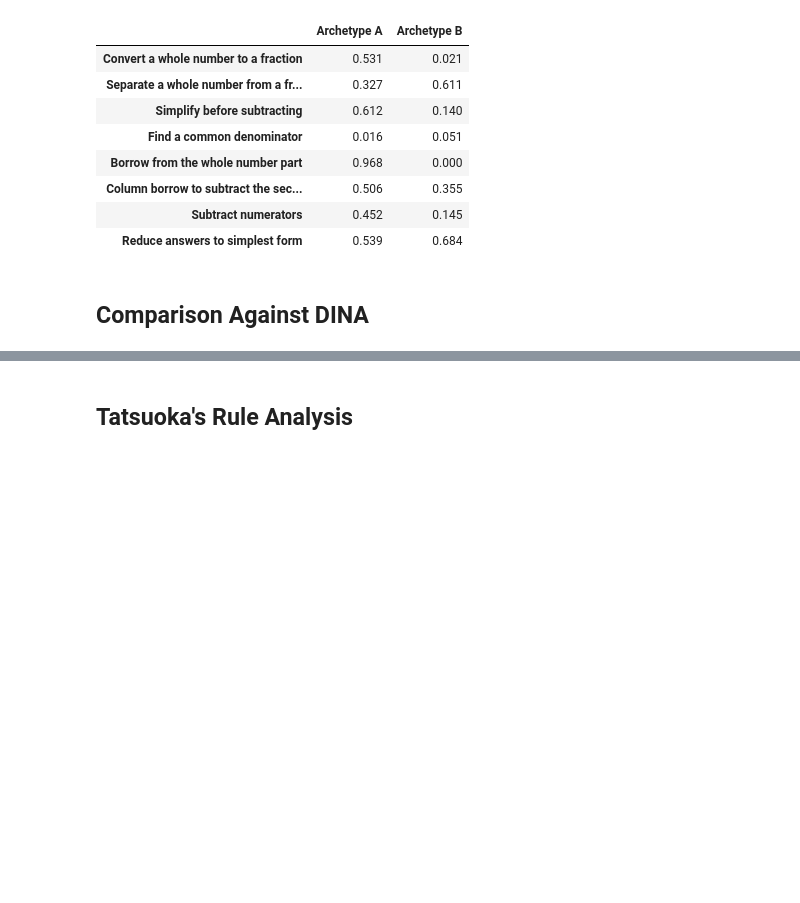
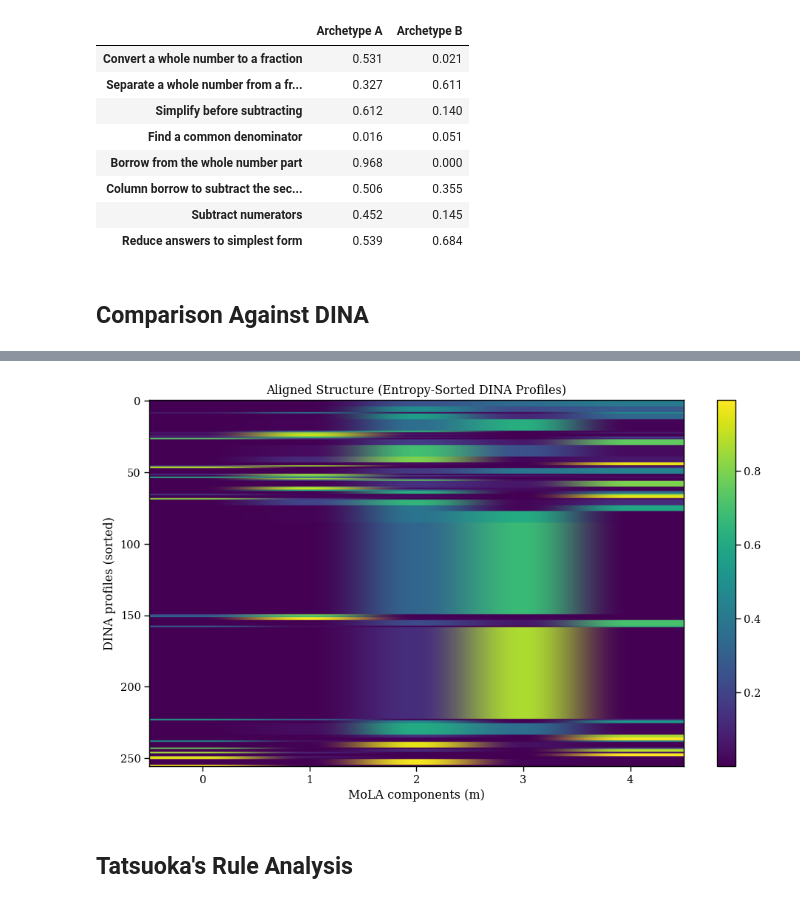
Before and after one commit to lentin26/mixture-of-latent-archetypes, a Jupyter notebook: low-dimensional-experiment/qualitative-study-frac-subtr.ipynb, the cells around one changed output, grey strips where cells are left out. Saved outputs shown, nothing was run; the diff lists cells and outputs as text; code cells hidden in the pictures; blank space fills up the shorter version.

```diff
--- a/low-dimensional-experiment/qualitative-study-frac-subtr.ipynb
+++ b/low-dimensional-experiment/qualitative-study-frac-subtr.ipynb
@@ -270,3 +322,21 @@ RuntimeError: Unable to determine R_HOME.
+# %%
+# sort DINA profiles by entropy (makes structure visible)
+entropy = -(P_a_X * np.log(P_a_X + 1e-12)).sum(axis=0)
+order = np.argsort(entropy)
+
+C_sorted = C_norm[order, :]
+plt.figure(figsize=(10, 6))
+plt.imshow(C_sorted, aspect='auto', cmap='viridis')
+plt.colorbar()
+
+plt.xlabel("MoLA components (m)")
+plt.ylabel("DINA profiles (sorted)")
+plt.title("Aligned Structure (Entropy-Sorted DINA Profiles)")
+
+plt.tight_layout()
+plt.show()
+# %% [output]
+[figure, added]
 # %% [markdown]
 ## Tatsuoka's Rule Analysis
 # %%
```
Also changed, not shown: parts of 13 cells of this notebook, 2 other files.
